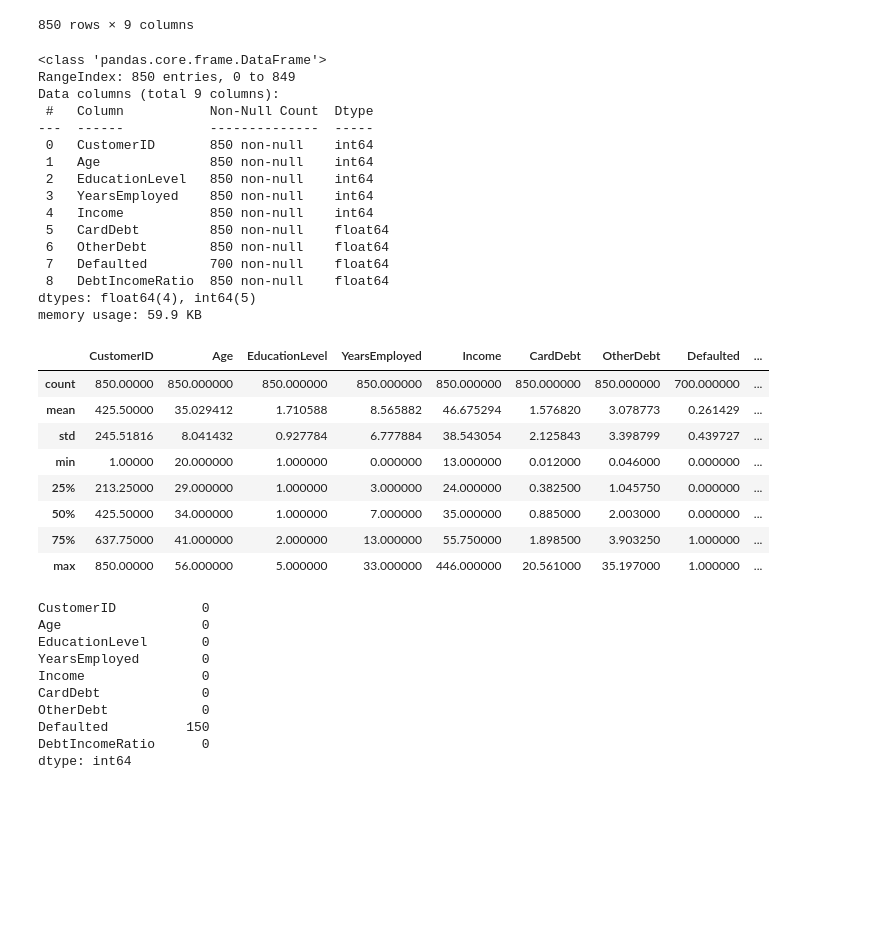
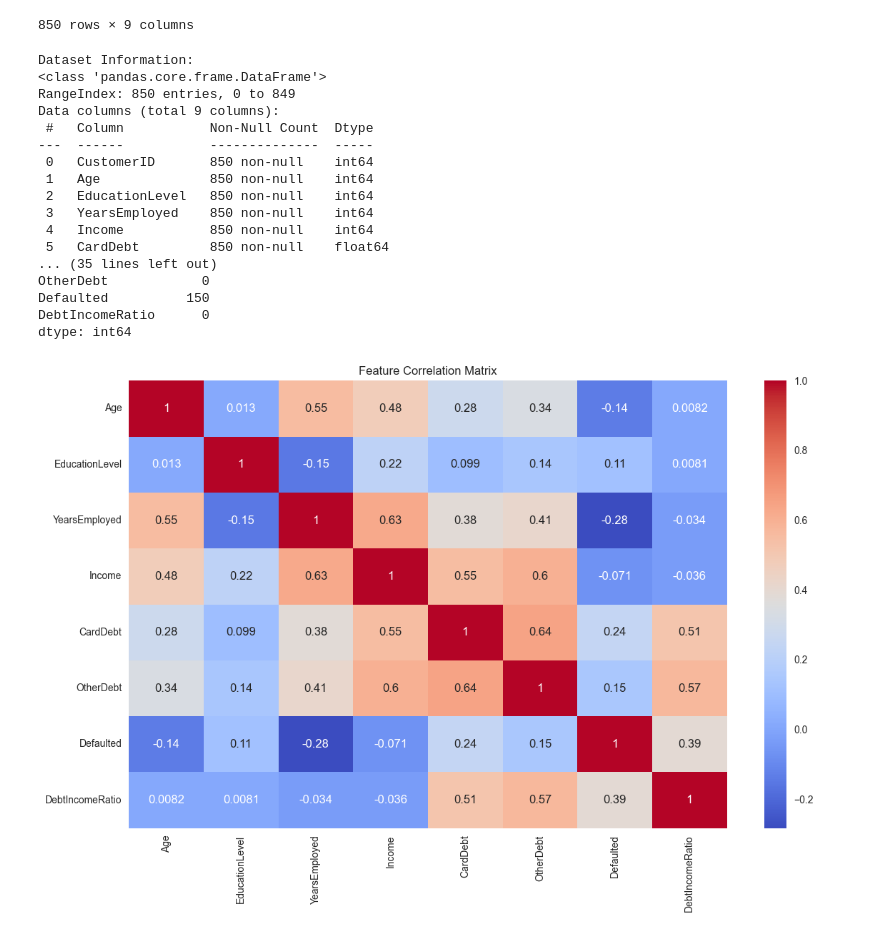
Before and after one commit to dounmte/DataAnalytics_Finals_LabAct2, a Jupyter notebook: Reys-FinalLabAct2.ipynb, the cells around one changed output. Drawn from its saved outputs; the diff is of its cells as text; code cells hidden in the pictures; blank space fills up the shorter version.

```diff
--- a/Reys-FinalLabAct2.ipynb
+++ b/Reys-FinalLabAct2.ipynb
@@ -24,8 +27,15 @@ df
 | 849 | 850 | 52 | 1 | 16 | 64 | 1.866 | 3.638 | 0.0 | ... |
 850 rows × 9 columns
 # %%
-df.info()
+# 1. DATA EXPLORATION
+print("Dataset Information:")
+print(df.info())
+print("\nBasic Statistics:")
+print(df.describe())
+print("\nMissing Values:")
+print(df.isnull().sum())
 # %% [output]
+Dataset Information:
 <class 'pandas.core.frame.DataFrame'>
 RangeIndex: 850 entries, 0 to 849
 Data columns (total 9 columns):
@@ -37,33 +47,18 @@ Data columns (total 9 columns):
  3   YearsEmployed    850 non-null    int64
  4   Income           850 non-null    int64
  5   CardDebt         850 non-null    float64
- 6   OtherDebt        850 non-null    float64
- 7   Defaulted        700 non-null    float64
- 8   DebtIncomeRatio  850 non-null    float64
-dtypes: float64(4), int64(5)
-memory usage: 59.9 KB
+... (35 lines left out)
+OtherDebt            0
+Defaulted          150
+DebtIncomeRatio      0
+dtype: int64
-# %%
-df.describe()
-# %% [output]
-|  | CustomerID | Age | EducationLevel | YearsEmployed | Income | CardDebt | OtherDebt | Defaulted | ... |
-| count | 850.00000 | 850.000000 | 850.000000 | 850.000000 | 850.000000 | 850.000000 | 850.000000 | 700.000000 | ... |
-| mean | 425.50000 | 35.029412 | 1.710588 | 8.565882 | 46.675294 | 1.576820 | 3.078773 | 0.261429 | ... |
-| std | 245.51816 | 8.041432 | 0.927784 | 6.777884 | 38.543054 | 2.125843 | 3.398799 | 0.439727 | ... |
-| min | 1.00000 | 20.000000 | 1.000000 | 0.000000 | 13.000000 | 0.012000 | 0.046000 | 0.000000 | ... |
-| 25% | 213.25000 | 29.000000 | 1.000000 | 3.000000 | 24.000000 | 0.382500 | 1.045750 | 0.000000 | ... |
-| 50% | 425.50000 | 34.000000 | 1.000000 | 7.000000 | 35.000000 | 0.885000 | 2.003000 | 0.000000 | ... |
-| 75% | 637.75000 | 41.000000 | 2.000000 | 13.000000 | 55.750000 | 1.898500 | 3.903250 | 1.000000 | ... |
-| max | 850.00000 | 56.000000 | 5.000000 | 33.000000 | 446.000000 | 20.561000 | 35.197000 | 1.000000 | ... |
-# %%
-df.isnull().sum()
-# %% [output]
-CustomerID           0
-Age                  0
-EducationLevel       0
-YearsEmployed        0
-Income               0
-CardDebt             0
-OtherDebt            0
-Defaulted          150
-DebtIncomeRatio      0
-dtype: int64
+# %%
+# 2. FEATURE EXPLORATION - by adding a correlation analysis
+plt.figure(figsize=(12, 8))
+correlation = df.drop(columns=['CustomerID']).corr()
+sns.heatmap(correlation, annot=True, cmap='coolwarm')
+plt.title('Feature Correlation Matrix')
+plt.tight_layout()
+plt.show()
+# %% [output]
+[figure, added]
```
Also changed, not shown: parts of 21 cells of this notebook, 3 other files.
